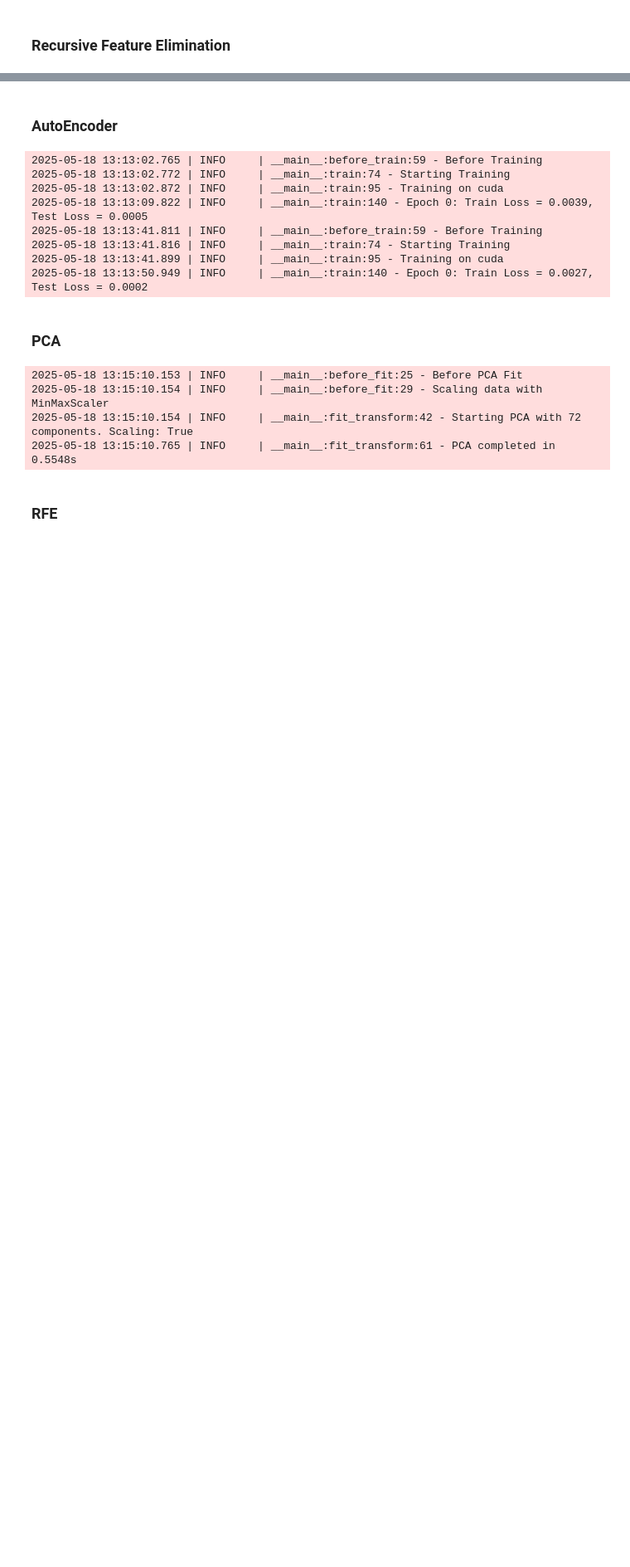
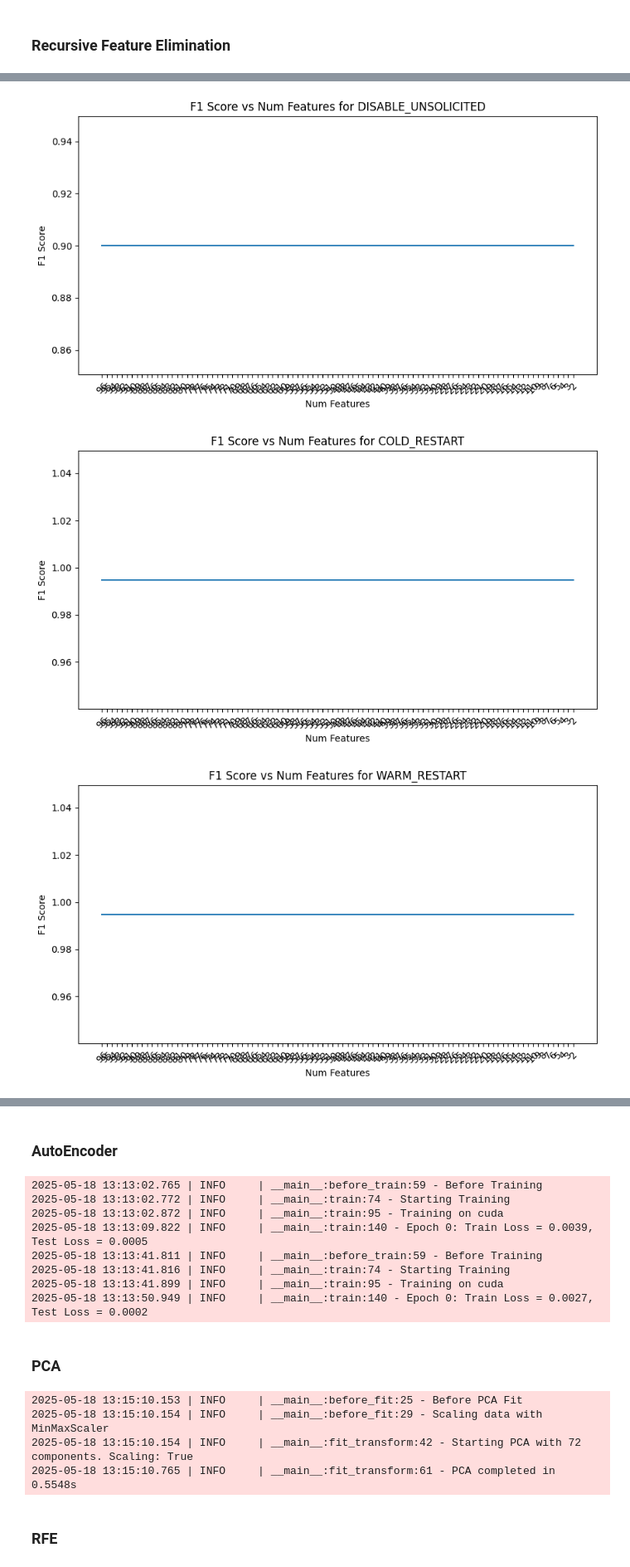
Before and after one commit to cs7org/i7-IDS, a Jupyter notebook: notebooks/feature_importance.ipynb, the cells around one changed output, grey strips where cells are left out. Shown at 83% size. Cells and saved outputs as stored; diff of their text form; code cells hidden in the pictures; blank space fills up the shorter version.

```diff
--- a/notebooks/feature_importance.ipynb
+++ b/notebooks/feature_importance.ipynb
@@ -513,0 +1041,15 @@ for res in rfe_res:
+# %%
+import matplotlib.pyplot as plt
+
+for res in rfe_res:
+    fig = plt.figure(figsize=(10, 5))
+    plt.plot(res["step"], res["f1score"])
+    plt.title(f"F1 Score vs Num Features for {res['Label'].unique()[0]}")
+    plt.xlabel("Num Features")
+    plt.xticks(np.arange(len(res)), np.arange(len(res))[::-1] + 2, rotation=45)
+    plt.ylabel("F1 Score")
+    plt.show()
+# %% [output]
+[figure, added]
+[figure, added]
+[figure, added]
```
Also changed, not shown: parts of 19 cells of this notebook, 1 other file.
